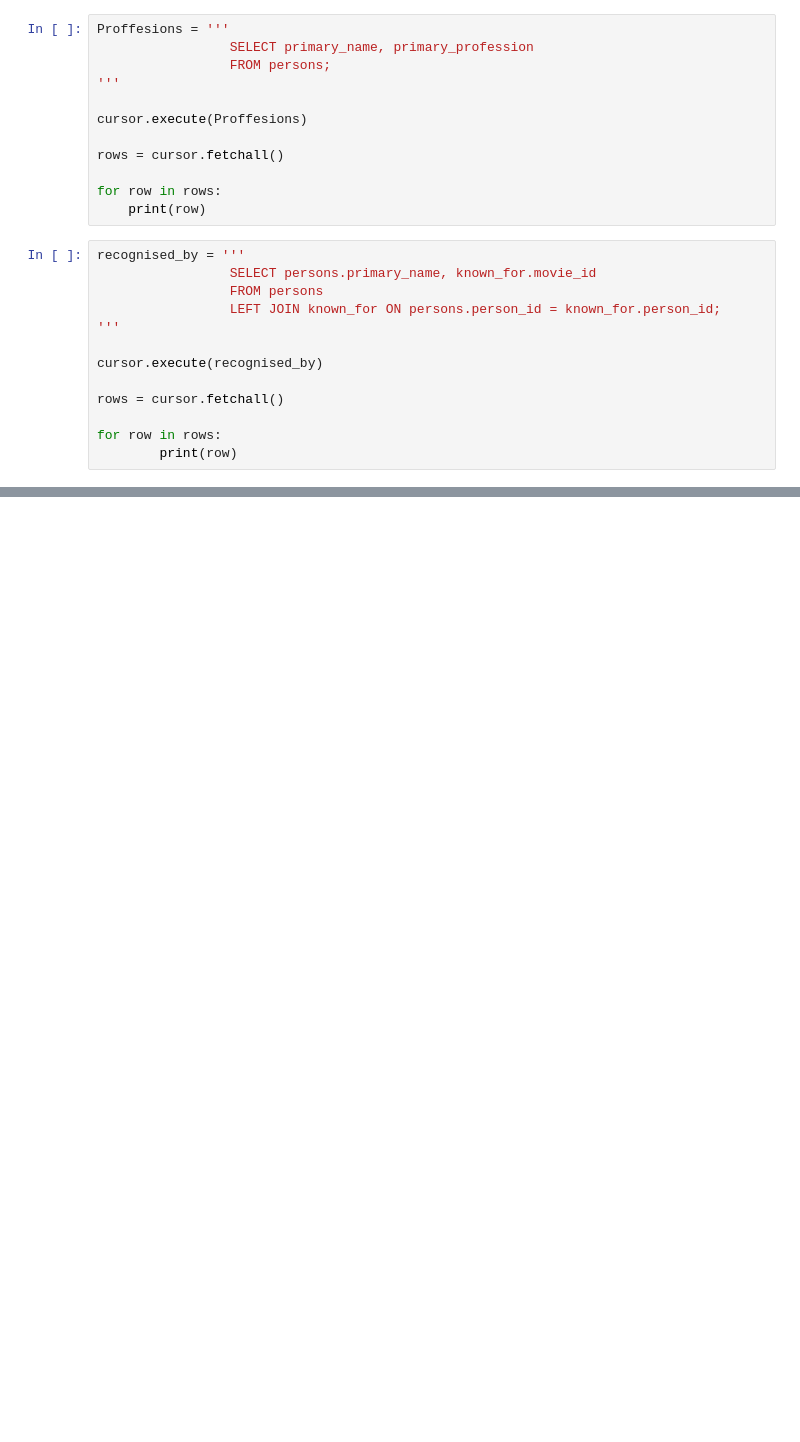
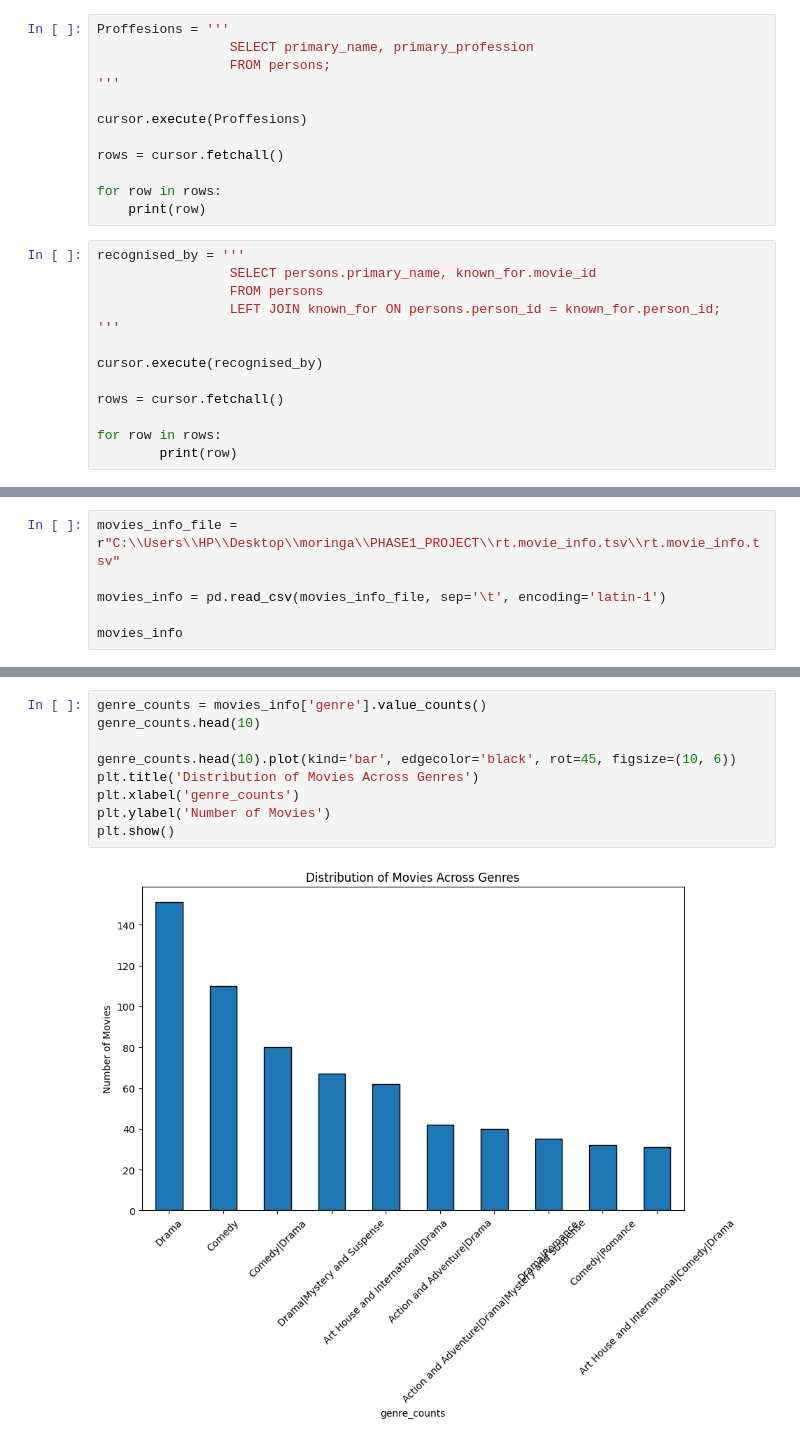
Before and after one commit to jameskoli/phase_one_project, a Jupyter notebook: index.ipynb, the cells around one changed output, grey strips where cells are left out. Cells and saved outputs as stored; diff of their text form; blank space fills up the shorter version.

Commit message:
added movie info and cricts review and did analysis on movie info

```diff
--- a/index.ipynb
+++ b/index.ipynb
@@ -588,0 +335,6 @@ for row in rows:
+# %%
+movies_info_file = r"C:\\Users\\HP\\Desktop\\moringa\\PHASE1_PROJECT\\rt.movie_info.tsv\\rt.movie_info.tsv"
+
+movies_info = pd.read_csv(movies_info_file, sep='\t', encoding='latin-1')
+
+movies_info
@@ -588,0 +371,11 @@ for row in rows:
+# %%
+genre_counts = movies_info['genre'].value_counts()
+genre_counts.head(10)
+
+genre_counts.head(10).plot(kind='bar', edgecolor='black', rot=45, figsize=(10, 6))
+plt.title('Distribution of Movies Across Genres')
+plt.xlabel('genre_counts')
+plt.ylabel('Number of Movies')
+plt.show()
+# %% [output]
+[figure, added]
```
Also changed, not shown: parts of 39 cells of this notebook.
